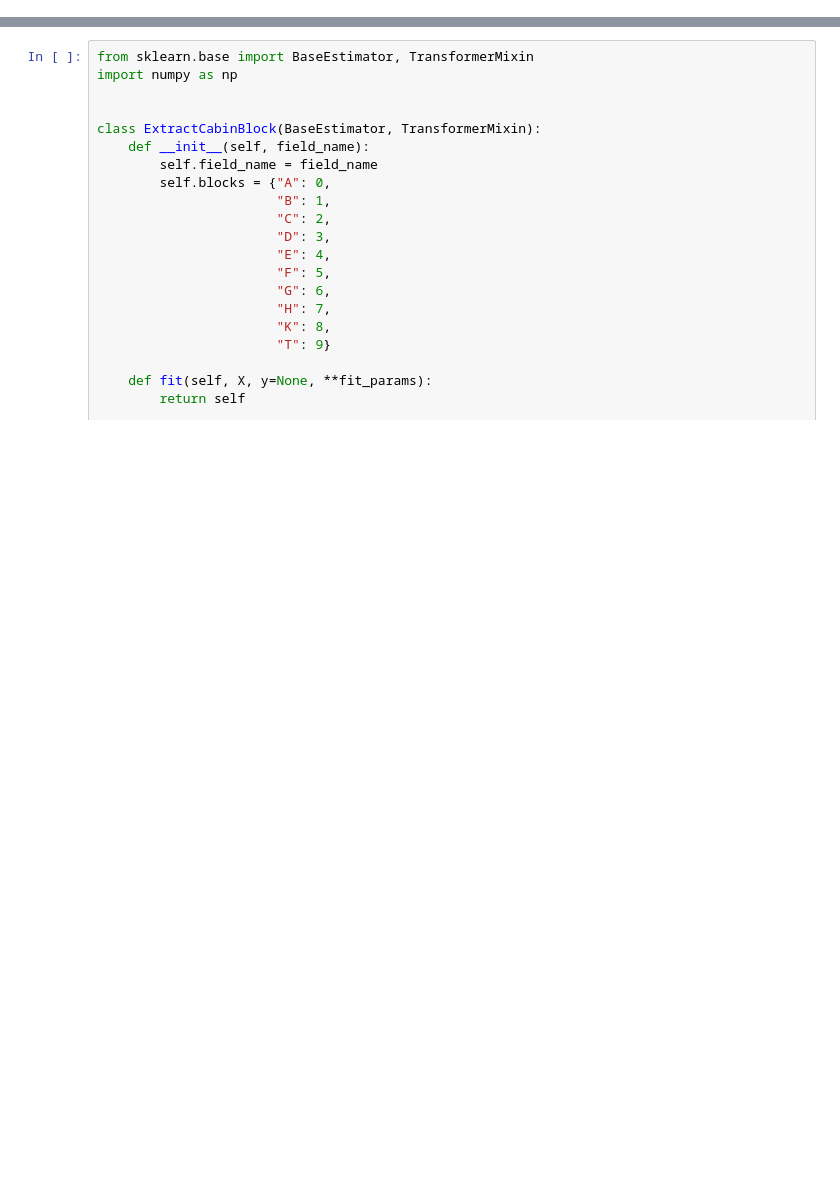
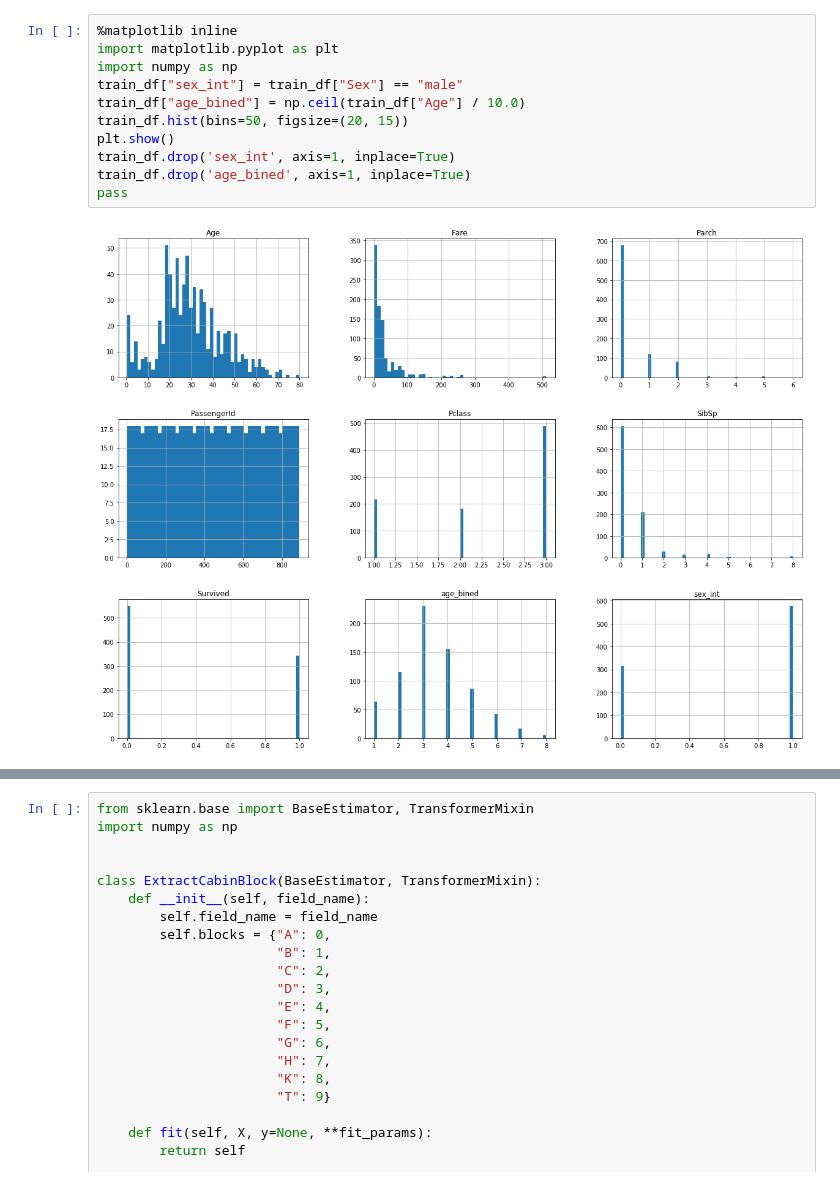
Before and after one commit to shnapz/ml_learn_housing, a Jupyter notebook: titanic/titanic.ipynb, the cells around one changed output, grey strips where cells are left out. Saved outputs shown, nothing was run; the diff lists cells and outputs as text; blank space fills up the shorter version.

```diff
--- a/titanic/titanic.ipynb
+++ b/titanic/titanic.ipynb
@@ -25,0 +25,13 @@ train_df.head(n = 100)
+# %%
+%matplotlib	inline
+import matplotlib.pyplot as plt
+import numpy as np
+train_df["sex_int"] = train_df["Sex"] == "male"
+train_df["age_bined"] = np.ceil(train_df["Age"] / 10.0)
+train_df.hist(bins=50, figsize=(20, 15))
+plt.show()
+train_df.drop('sex_int', axis=1, inplace=True)
+train_df.drop('age_bined', axis=1, inplace=True)
+pass
+# %% [output]
+[figure, added]
```
Also changed, not shown: parts of 4 cells of this notebook, 1 other file.
